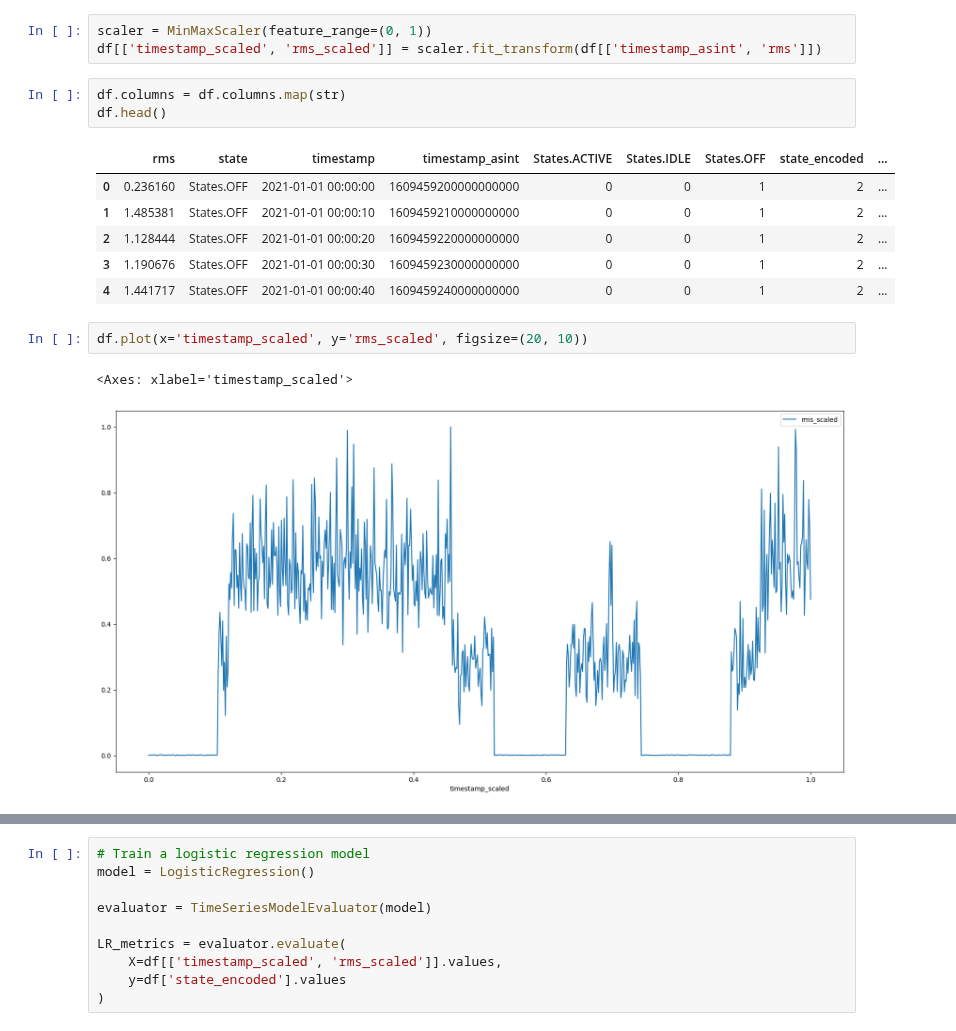
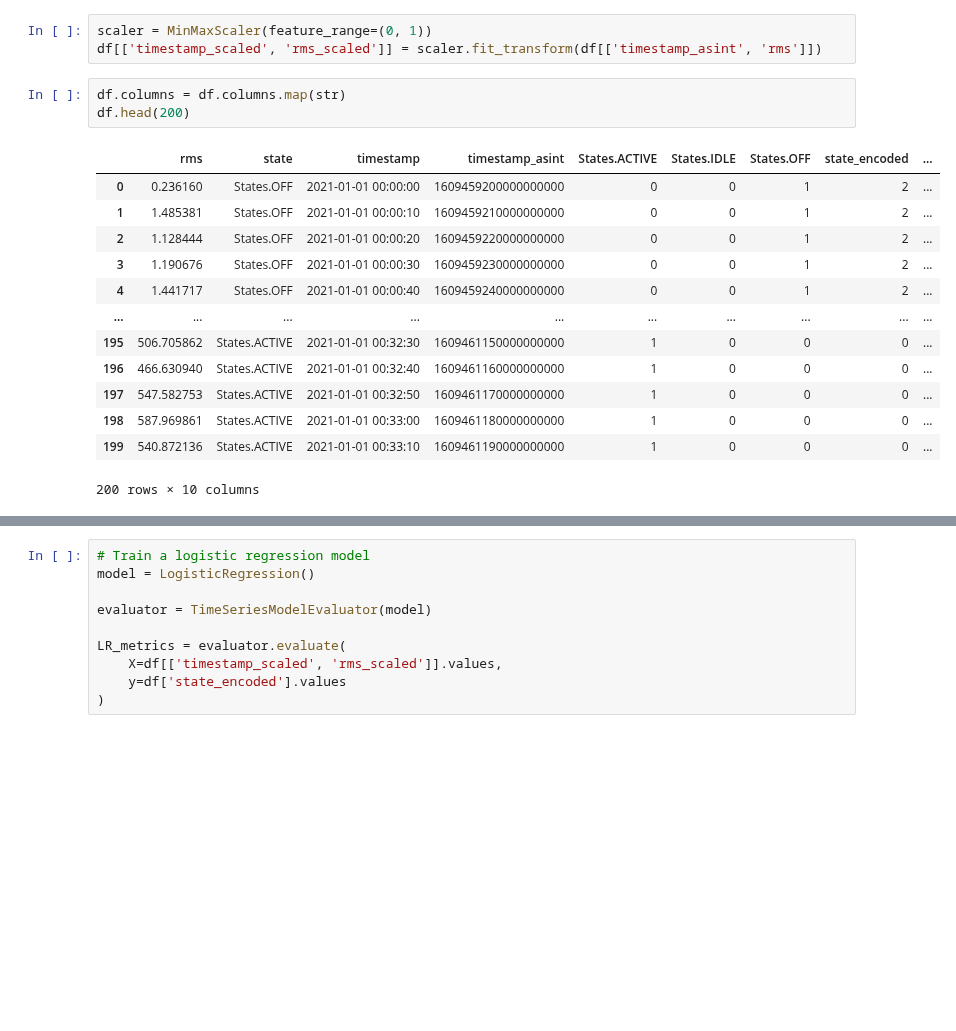
Before and after one commit to Danielwoodh/Time-Series-Data-Generation, a Jupyter notebook: Models - 1.0.ipynb, the cells around one changed output, grey strips where cells are left out. Saved outputs shown, nothing was run; the diff lists cells and outputs as text; blank space fills up the shorter version.

```diff
--- a/Models - 1.0.ipynb
+++ b/Models - 1.0.ipynb
@@ -44,16 +46,18 @@ scaler = MinMaxScaler(feature_range=(0, 1))
 df[['timestamp_scaled', 'rms_scaled']] = scaler.fit_transform(df[['timestamp_asint', 'rms']])
 # %%
 df.columns = df.columns.map(str)
-df.head()
+df.head(200)
 # %% [output]
 |  | rms | state | timestamp | timestamp_asint | States.ACTIVE | States.IDLE | States.OFF | state_encoded | ... |
 | 0 | 0.236160 | States.OFF | 2021-01-01 00:00:00 | 1609459200000000000 | 0 | 0 | 1 | 2 | ... |
 | 1 | 1.485381 | States.OFF | 2021-01-01 00:00:10 | 1609459210000000000 | 0 | 0 | 1 | 2 | ... |
 | 2 | 1.128444 | States.OFF | 2021-01-01 00:00:20 | 1609459220000000000 | 0 | 0 | 1 | 2 | ... |
 | 3 | 1.190676 | States.OFF | 2021-01-01 00:00:30 | 1609459230000000000 | 0 | 0 | 1 | 2 | ... |
 | 4 | 1.441717 | States.OFF | 2021-01-01 00:00:40 | 1609459240000000000 | 0 | 0 | 1 | 2 | ... |
+| ... | ... | ... | ... | ... | ... | ... | ... | ... | ... |
+| 195 | 506.705862 | States.ACTIVE | 2021-01-01 00:32:30 | 1609461150000000000 | 1 | 0 | 0 | 0 | ... |
+| 196 | 466.630940 | States.ACTIVE | 2021-01-01 00:32:40 | 1609461160000000000 | 1 | 0 | 0 | 0 | ... |
+| 197 | 547.582753 | States.ACTIVE | 2021-01-01 00:32:50 | 1609461170000000000 | 1 | 0 | 0 | 0 | ... |
+| 198 | 587.969861 | States.ACTIVE | 2021-01-01 00:33:00 | 1609461180000000000 | 1 | 0 | 0 | 0 | ... |
+| 199 | 540.872136 | States.ACTIVE | 2021-01-01 00:33:10 | 1609461190000000000 | 1 | 0 | 0 | 0 | ... |
+200 rows × 10 columns
-# %%
-df.plot(x='timestamp_scaled', y='rms_scaled', figsize=(20, 10))
-# %% [output]
-<Axes: xlabel='timestamp_scaled'>
-[figure, removed]
```
Also changed, not shown: parts of 8 cells of this notebook, 5 other files.
